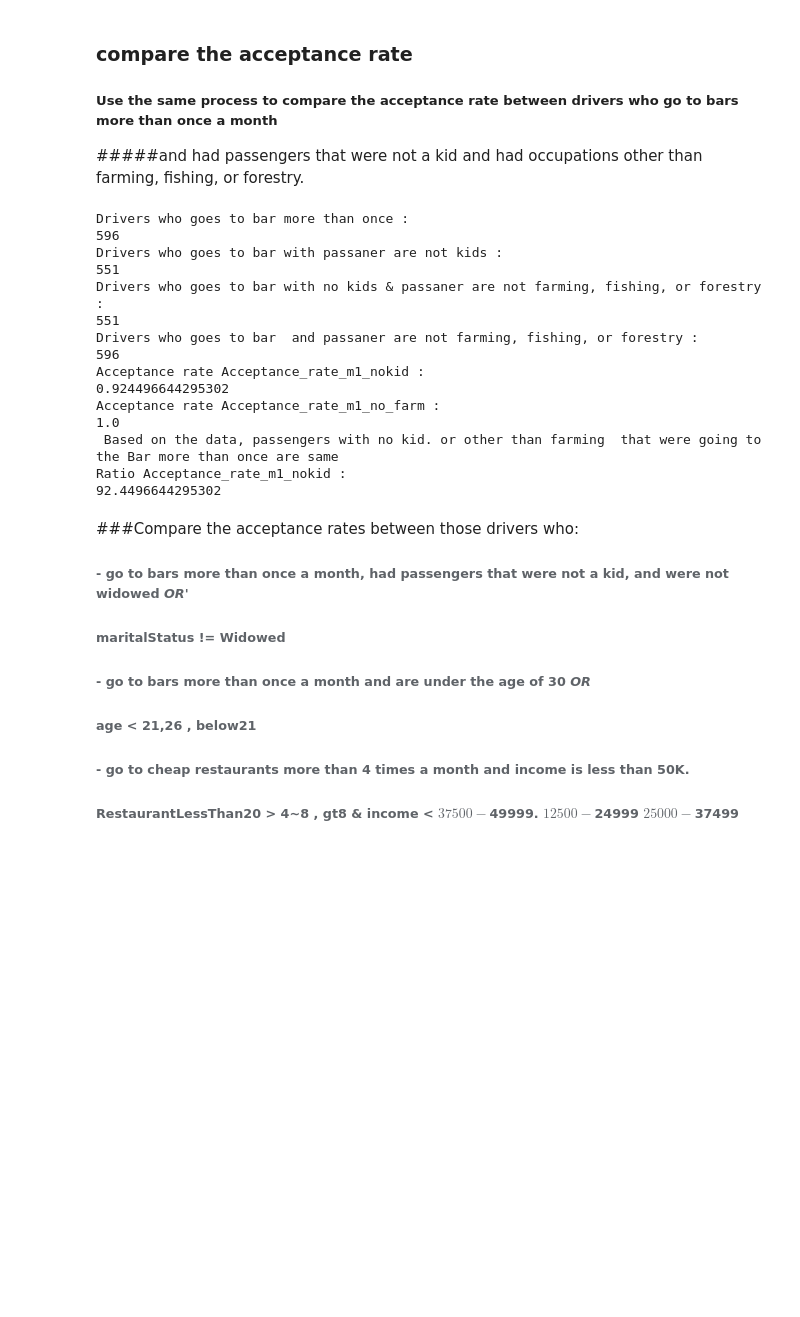
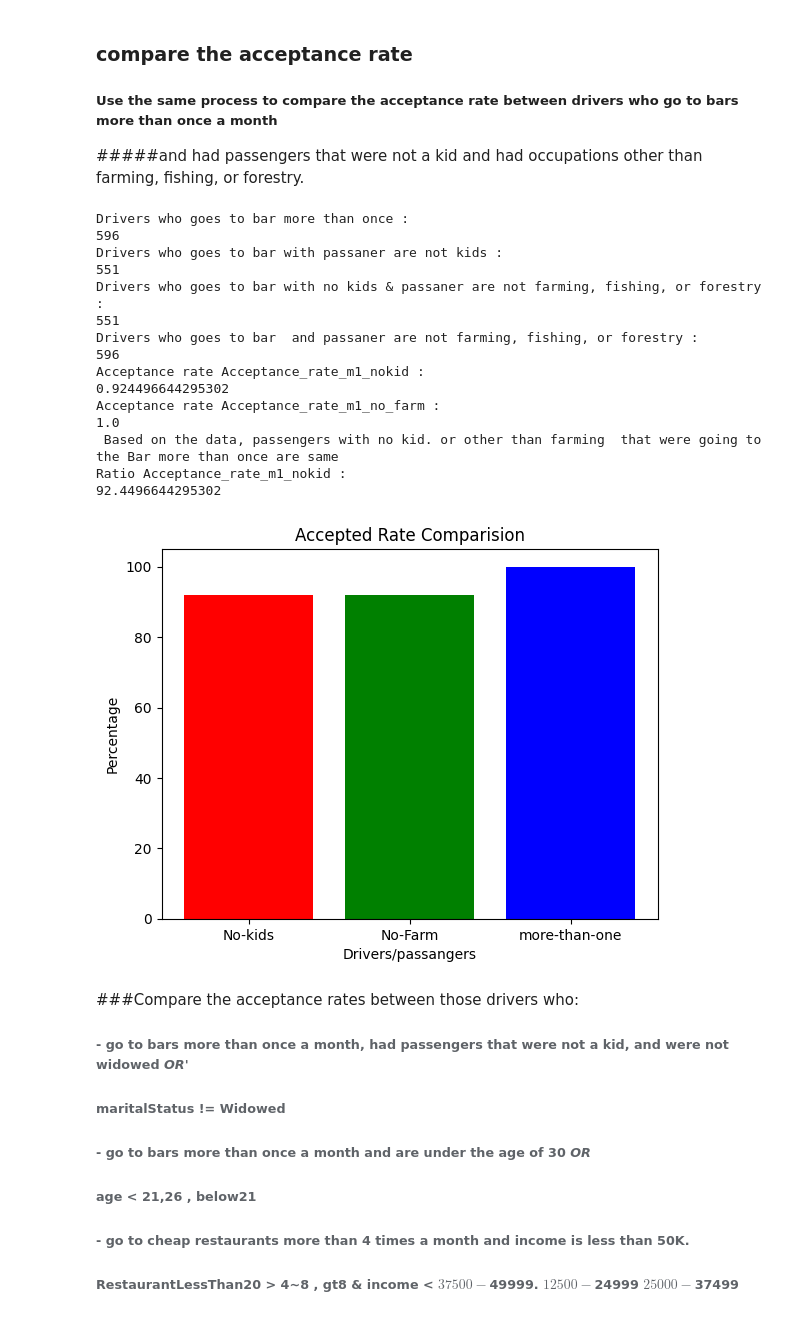
Before and after one commit to OBULAMRANA/accept_coupon, a Jupyter notebook: accept_coupon.ipynb, the cells around one changed output. Drawn from its saved outputs; the diff is of its cells as text; code cells hidden in the pictures; blank space fills up the shorter version.

```diff
--- a/accept_coupon.ipynb
+++ b/accept_coupon.ipynb
@@ -389,33 +380,42 @@ print(len(data_bar_morethan1_not_farming))
 
 Acceptance_rate_m1_nokid = data_bar_morethan1_nokid.shape[0]/data_bar_morethan1.shape[0]
 print("Acceptance rate Acceptance_rate_m1_nokid :")
 print(Acceptance_rate_m1_nokid)
 
 Acceptance_rate_m1_no_farm = data_bar_morethan1_not_farming.shape[0]/data_bar_morethan1.shape[0]
 print("Acceptance rate Acceptance_rate_m1_no_farm :")
 print(Acceptance_rate_m1_no_farm)
 
 print(" Based on the data, passengers with no kid. or other than farming  that were going to the Bar more than once are same")
 
 #####Ratio:
 print("Ratio Acceptance_rate_m1_nokid :")
 print((Acceptance_rate_m1_nokid/Acceptance_rate_m1_no_farm)* 100)
+
+df_accepted = { 'drivers':['No-kids', 'No-Farm', 'more-than-one'],
+               'percentage': [92,92,100]}
+plt.title("Accepted Rate Comparision")
+plt.xlabel("Drivers/passangers")
+plt.ylabel("Percentage")
+plt.bar(df_accepted['drivers'], df_accepted['percentage'], color=['red', 'green', 'blue'])
+plt.show()
 # %% [output]
 Drivers who goes to bar more than once :
 596
 Drivers who goes to bar with passaner are not kids :
 551
 Drivers who goes to bar with no kids & passaner are not farming, fishing, or forestry :
 551
 Drivers who goes to bar  and passaner are not farming, fishing, or forestry :
 596
 Acceptance rate Acceptance_rate_m1_nokid :
 0.924496644295302
 Acceptance rate Acceptance_rate_m1_no_farm :
 1.0
  Based on the data, passengers with no kid. or other than farming  that were going to the Bar more than once are same
 Ratio Acceptance_rate_m1_nokid :
 92.4496644295302
+[figure, added]
 # %% [markdown]
 ###Compare the acceptance rates between those drivers who:
 
```
Also changed, not shown: parts of 6 cells of this notebook.
